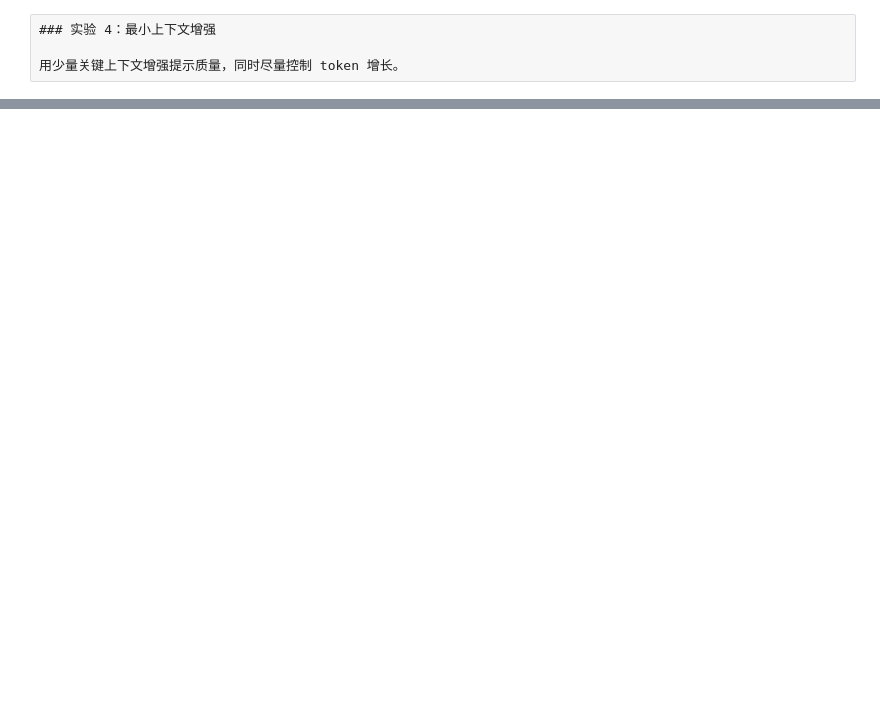
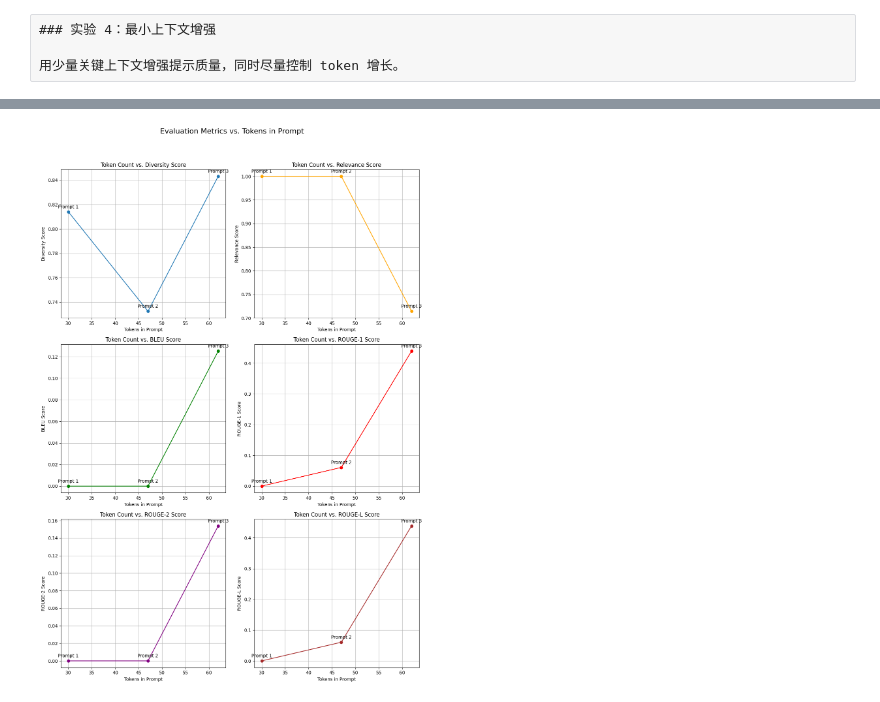
Before and after one commit to FlyAIBox/Context-Engineering, a Jupyter notebook: 10_guides_zero_to_hero/01_min_prompt.ipynb, the cells around one changed output, grey strips where cells are left out. Saved outputs shown, nothing was run; the diff lists cells and outputs as text; code cells hidden in the pictures; blank space fills up the shorter version.

```diff
--- a/10_guides_zero_to_hero/01_min_prompt.ipynb
+++ b/10_guides_zero_to_hero/01_min_prompt.ipynb
@@ -167,0 +714,15 @@ print("增强提示一致性（占位）：", enhanced_consistency["consistency_
+# %%
+# Step 1: Manually create reference responses
+reference_responses = [
+    "日照三天海边亲子游：第一天抵达，下午沙滩玩耍，晚上海鲜晚餐。第二天上午海洋公园，下午自由活动或午休，晚上逛夜市。第三天上午灯塔景区，下午购物或植物园，晚上返程。注意防晒和儿童安全。",
+    "日照三天亲子行程：第一天上午抵达酒店，下午海滨浴场（玩沙2h），晚上海边散步（1h）。第二天上午竹洞天（2h），下午市博物馆（1.5h），晚上夜游海边（1h）。第三天上午海洋世界（2h），下午沙滩（2h），晚上返程。交通时间需另计。",
+    """日照三天亲子行（4岁幼儿）：
+第一天：上午森林公园沙滩（打车），午餐海鲜餐厅（人均80），下午酒店午休+博物馆（打车），晚餐快餐（人均50）。预算约690元。
+第二天：上午水上乐园（打车），午餐简餐（人均70），下午水上乐园+酒店午休，晚餐海鲜（人均100）。预算约810元。
+第三天：上午植物园/儿童公园（打车），午餐家常菜（人均60），下午酒店午休+自由活动，晚餐易消化食物（人均60）。预算约600元。
+总预算约2100+交通住宿门票，预计3000-5000元。注意防晒和安全，备品清单包含防晒霜、帽子、泳衣等。"""
+]
+
+# Step 2 & 3: Import libraries
+import sacrebleu
+from rouge_score import rouge_scorer
@@ -167,0 +785,77 @@ print("增强提示一致性（占位）：", enhanced_consistency["consistency_
+# %%
+import matplotlib.pyplot as plt
+
+# Extract data for plotting
+token_counts = [r["tokens"] for r in results]
+diversity_scores = [r["diversity_score"] for r in results]
+relevance_scores = [r["relevance_score"] for r in results]
+bleu_scores = [r["bleu_score"] for r in results]
+rouge1_scores = [r["rouge_scores"]["rouge1"] for r in results]
+rouge2_scores = [r["rouge_scores"]["rouge2"] for r in results]
+rougel_scores = [r["rouge_scores"]["rougeL"] for r in results]
+
+# Create plots
+if HAS_MPL:
+    fig, axes = plt.subplots(nrows=3, ncols=2, figsize=(12, 18))
+    fig.suptitle('Evaluation Metrics vs. Tokens in Prompt', fontsize=16)
+
+    # Plot Diversity Score
+    axes[0, 0].plot(token_counts, diversity_scores, marker='o')
+    axes[0, 0].set_xlabel('Tokens in Prompt')
+    axes[0, 0].set_ylabel('Diversity Score')
+    axes[0, 0].set_title('Token Count vs. Diversity Score')
+    axes[0, 0].grid(True)
+    for i, (x, y) in enumerate(zip(token_counts, diversity_scores), 1):
+        axes[0, 0].annotate(f"Prompt {i}", (x, y), textcoords="offset points", xytext=(0, 8), ha='center')
+
+    # Plot Relevance Score
+    axes[0, 1].plot(token_counts, relevance_scores, marker='o', color='orange')
+    axes[0, 1].set_xlabel('Tokens in Prompt')
+    axes[0, 1].set_ylabel('Relevance Score')
+    axes[0, 1].set_title('Token Count vs. Relevance Score')
+    axes[0, 1].grid(True)
+    for i, (x, y) in enumerate(zip(token_counts, relevance_scores), 1):
+        axes[0, 1].annotate(f"Prompt {i}", (x, y), textcoords="offset points", xytext=(0, 8), ha='center')
+
+    # Plot BLEU Score
+    axes[1, 0].plot(token_counts, bleu_scores, marker='o', color='green')
+    axes[1, 0].set_xlabel('Tokens in Prompt')
+    axes[1, 0].set_ylabel('BLEU Score')
+    axes[1, 0].set_title('Token Count vs. BLEU Score')
+    axes[1, 0].grid(True)
+    for i, (x, y) in enumerate(zip(token_counts, bleu_scores), 1):
+        axes[1, 0].annotate(f"Prompt {i}", (x, y), textcoords="offset points", xytext=(0, 8), ha='center')
+
+    # Plot ROUGE-1 Score
+    axes[1, 1].plot(token_counts, rouge1_scores, marker='o', color='red')
+    axes[1, 1].set_xlabel('Tokens in Prompt')
+    axes[1, 1].set_ylabel('ROUGE-1 Score')
+    axes[1, 1].set_title('Token Count vs. ROUGE-1 Score')
+    axes[1, 1].grid(True)
+    for i, (x, y) in enumerate(zip(token_counts, rouge1_scores), 1):
+        axes[1, 1].annotate(f"Prompt {i}", (x, y), textcoords="offset points", xytext=(0, 8), ha='center')
+
+    # Plot ROUGE-2 Score
+    axes[2, 0].plot(token_counts, rouge2_scores, marker='o', color='purple')
+    axes[2, 0].set_xlabel('Tokens in Prompt')
+    axes[2, 0].set_ylabel('ROUGE-2 Score')
+    axes[2, 0].set_title('Token Count vs. ROUGE-2 Score')
+    axes[2, 0].grid(True)
+    for i, (x, y) in enumerate(zip(token_counts, rouge2_scores), 1):
+        axes[2, 0].annotate(f"Prompt {i}", (x, y), textcoords="offset points", xytext=(0, 8), ha='center')
+
+    # Plot ROUGE-L Score
+    axes[2, 1].plot(token_counts, rougel_scores, marker='o', color='brown')
+    axes[2, 1].set_xlabel('Tokens in Prompt')
+    axes[2, 1].set_ylabel('ROUGE-L Score')
+    axes[2, 1].set_title('Token Count vs. ROUGE-L Score')
+    axes[2, 1].grid(True)
+    for i, (x, y) in enumerate(zip(token_counts, rougel_scores), 1):
+        axes[2, 1].annotate(f"Prompt {i}", (x, y), textcoords="offset points", xytext=(0, 8), ha='center')
+
+    plt.tight_layout(rect=[0, 0.03, 1, 0.95]) # Adjust layout to prevent title overlap
+    plt.show()
+else:
+    print("[未安装 matplotlib，跳过绘图]")
+# %% [output]
+[figure, added]
```
Also changed, not shown: parts of 30 cells of this notebook.
